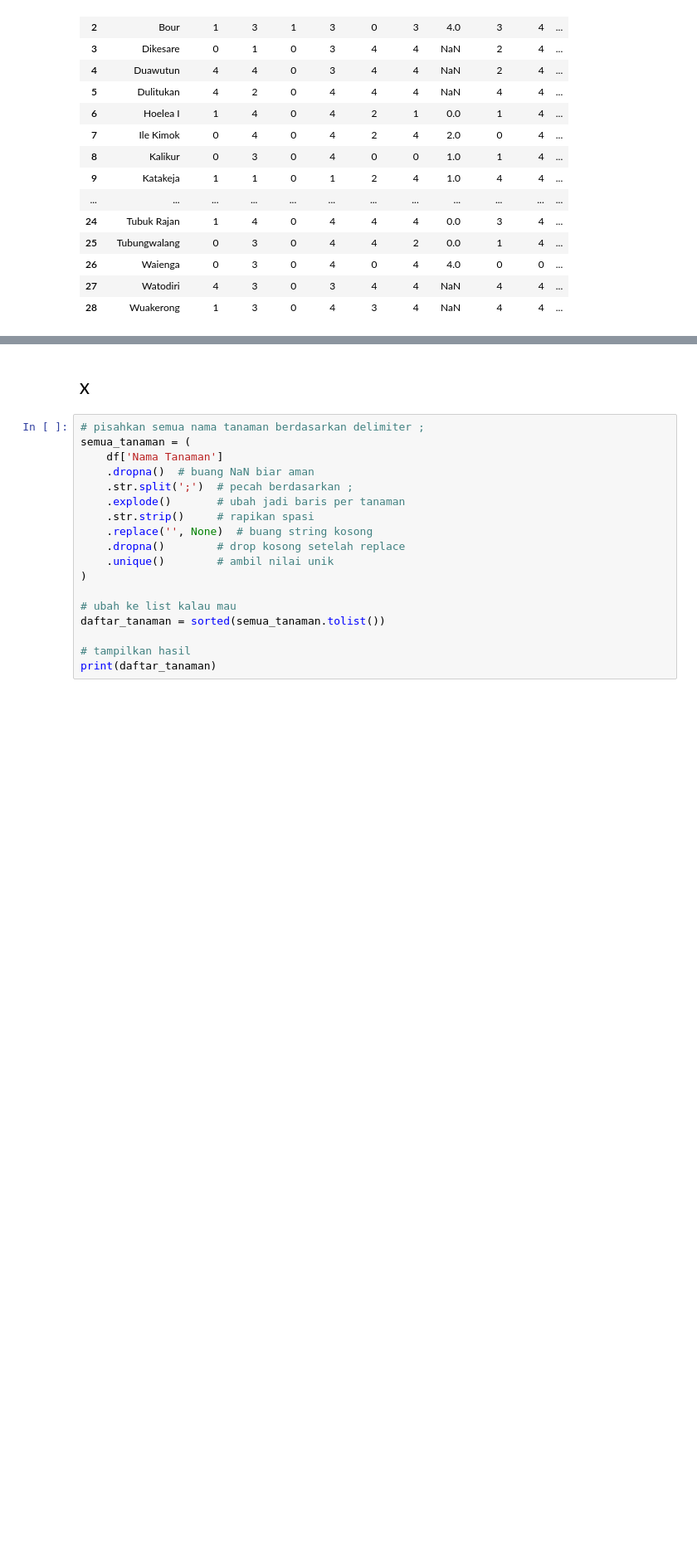
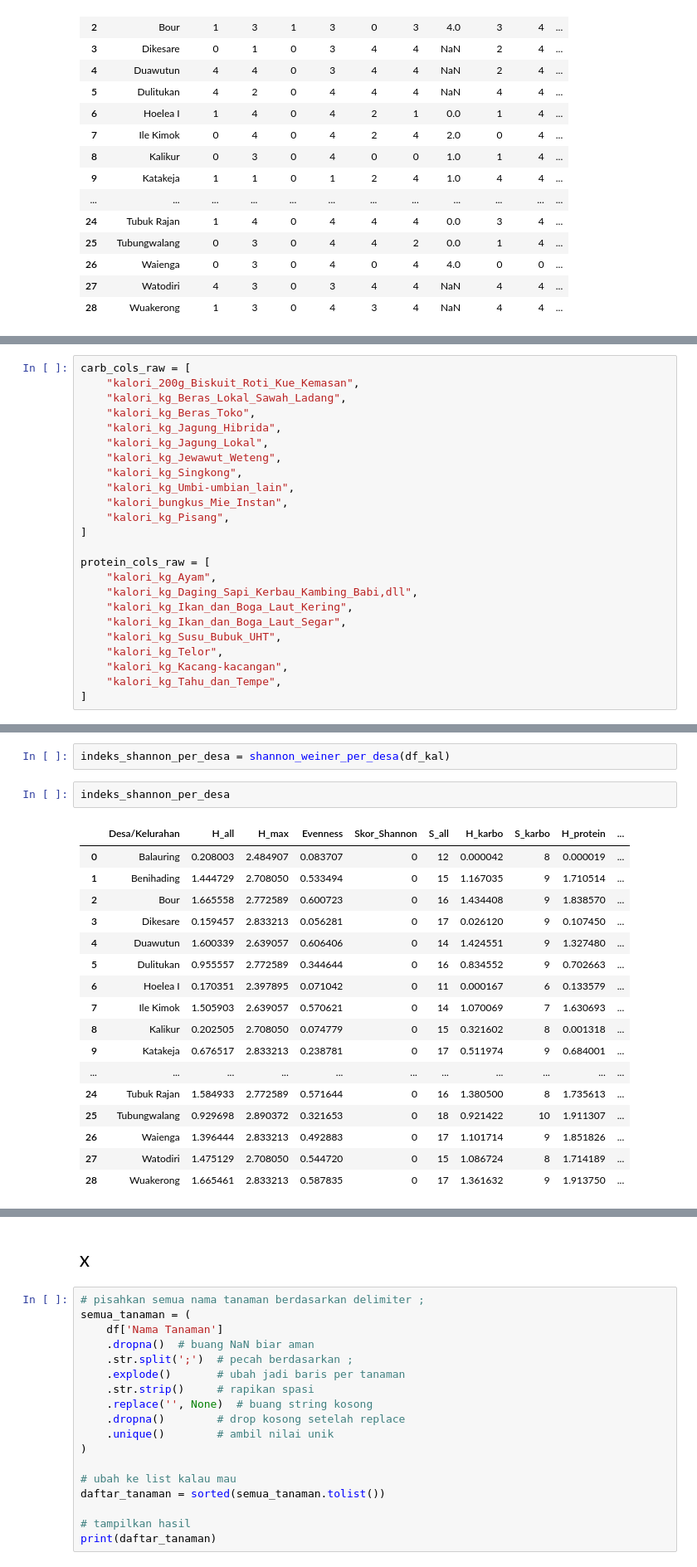
Before and after one commit to hldfiadn/rumah-tangga-mbkp, a Jupyter notebook: df sesuai atribut/perhitungan_IKP.ipynb, the cells around one changed output, grey strips where cells are left out. Shown at 83% size. Drawn from its saved outputs; the diff is of its cells as text; blank space fills up the shorter version.

```diff
--- a/df sesuai atribut/perhitungan_IKP.ipynb
+++ b/df sesuai atribut/perhitungan_IKP.ipynb
@@ -1967,0 +1970,24 @@ IKP
+# %%
+carb_cols_raw = [
+    "kalori_200g_Biskuit_Roti_Kue_Kemasan",
+    "kalori_kg_Beras_Lokal_Sawah_Ladang",
+    "kalori_kg_Beras_Toko",
+    "kalori_kg_Jagung_Hibrida",
+    "kalori_kg_Jagung_Lokal",
+    "kalori_kg_Jewawut_Weteng",
+    "kalori_kg_Singkong",
+    "kalori_kg_Umbi-umbian_lain",
+    "kalori_bungkus_Mie_Instan",
+    "kalori_kg_Pisang",
+]
+
+protein_cols_raw = [
+    "kalori_kg_Ayam",
+    "kalori_kg_Daging_Sapi_Kerbau_Kambing_Babi,dll",
+    "kalori_kg_Ikan_dan_Boga_Laut_Kering",
+    "kalori_kg_Ikan_dan_Boga_Laut_Segar",
+    "kalori_kg_Susu_Bubuk_UHT",
+    "kalori_kg_Telor",
+    "kalori_kg_Kacang-kacangan",
+    "kalori_kg_Tahu_dan_Tempe",
+]
@@ -1967,0 +2056,22 @@ IKP
+# %%
+indeks_shannon_per_desa = shannon_weiner_per_desa(df_kal)
+# %%
+indeks_shannon_per_desa
+# %% [output]
+|  | Desa/Kelurahan | H_all | H_max | Evenness | Skor_Shannon | S_all | H_karbo | S_karbo | H_protein | ... |
+| 0 | Balauring | 0.208003 | 2.484907 | 0.083707 | 0 | 12 | 0.000042 | 8 | 0.000019 | ... |
+| 1 | Benihading | 1.444729 | 2.708050 | 0.533494 | 0 | 15 | 1.167035 | 9 | 1.710514 | ... |
+| 2 | Bour | 1.665558 | 2.772589 | 0.600723 | 0 | 16 | 1.434408 | 9 | 1.838570 | ... |
+| 3 | Dikesare | 0.159457 | 2.833213 | 0.056281 | 0 | 17 | 0.026120 | 9 | 0.107450 | ... |
+| 4 | Duawutun | 1.600339 | 2.639057 | 0.606406 | 0 | 14 | 1.424551 | 9 | 1.327480 | ... |
+| 5 | Dulitukan | 0.955557 | 2.772589 | 0.344644 | 0 | 16 | 0.834552 | 9 | 0.702663 | ... |
+| 6 | Hoelea I | 0.170351 | 2.397895 | 0.071042 | 0 | 11 | 0.000167 | 6 | 0.133579 | ... |
+| 7 | Ile Kimok | 1.505903 | 2.639057 | 0.570621 | 0 | 14 | 1.070069 | 7 | 1.630693 | ... |
+| 8 | Kalikur | 0.202505 | 2.708050 | 0.074779 | 0 | 15 | 0.321602 | 8 | 0.001318 | ... |
+| 9 | Katakeja | 0.676517 | 2.833213 | 0.238781 | 0 | 17 | 0.511974 | 9 | 0.684001 | ... |
+| ... | ... | ... | ... | ... | ... | ... | ... | ... | ... | ... |
+| 24 | Tubuk Rajan | 1.584933 | 2.772589 | 0.571644 | 0 | 16 | 1.380500 | 8 | 1.735613 | ... |
+| 25 | Tubungwalang | 0.929698 | 2.890372 | 0.321653 | 0 | 18 | 0.921422 | 10 | 1.911307 | ... |
+| 26 | Waienga | 1.396444 | 2.833213 | 0.492883 | 0 | 17 | 1.101714 | 9 | 1.851826 | ... |
+| 27 | Watodiri | 1.475129 | 2.708050 | 0.544720 | 0 | 15 | 1.086724 | 8 | 1.714189 | ... |
+| 28 | Wuakerong | 1.665461 | 2.833213 | 0.587835 | 0 | 17 | 1.361632 | 9 | 1.913750 | ... |
```
Also changed, not shown: parts of 6 cells of this notebook.
